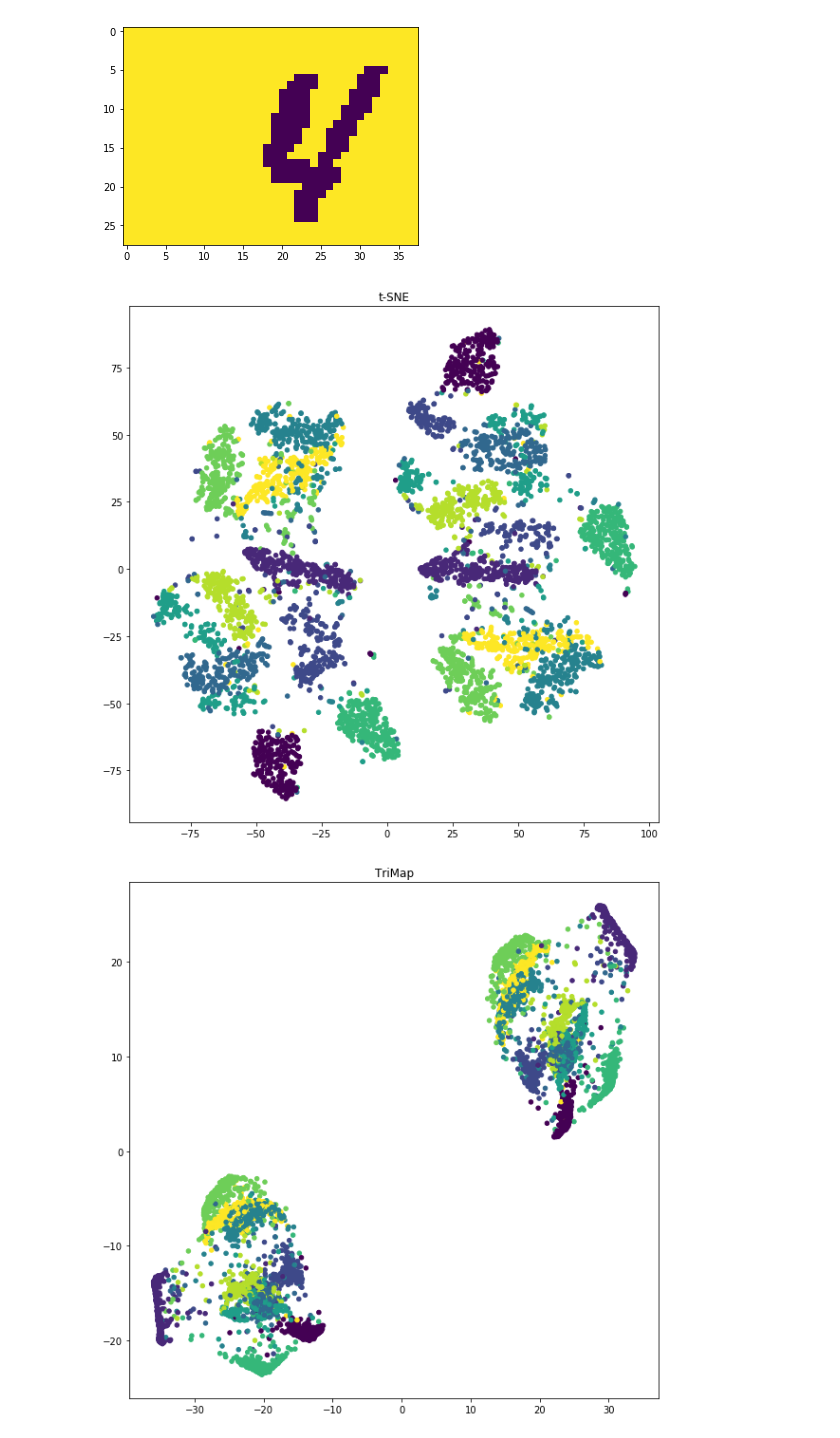
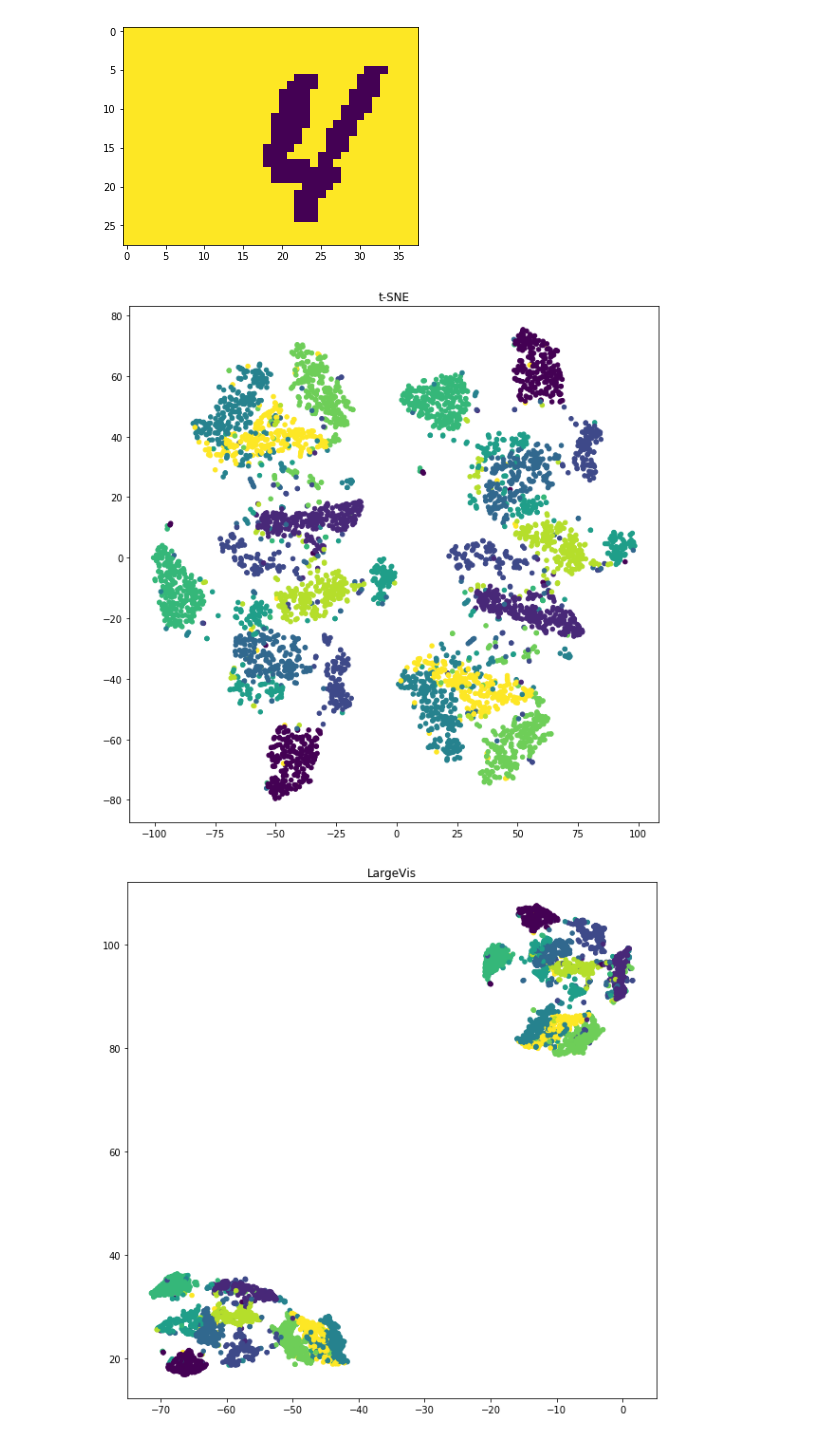
Before and after one commit to KellerJordan/DR-Miniproject, a Jupyter notebook: miniproject.ipynb, the cells around one changed output. Drawn from its saved outputs; the diff is of its cells as text; code cells hidden in the pictures.

Commit message:
add multiple trimap optimizers and animations, complete miniproject.ipynb

```diff
--- a/miniproject.ipynb
+++ b/miniproject.ipynb
@@ -7,11 +11,9 @@ We apply t-SNE, LargeVis, and TriMap to the [ISOLET dataset](https://archive.ics
 # %%
-import pandas as pd
-import numpy as np
 from sklearn.decomposition import TruncatedSVD
 
 # load ISOLET dataset
-df1 = pd.read_csv('isolet1+2+3+4.data', header=None)
-df2 = pd.read_csv('isolet5.data', header=None)
+df1 = pd.read_csv('data/isolet1+2+3+4.data', header=None)
+df2 = pd.read_csv('data/isolet5.data', header=None)
 df = pd.concat([df1, df2], axis=0)
 X = np.array(df.iloc[:, :-1])
 labels = np.array(df.iloc[:, -1])
@@ -140,12 +145,13 @@ plt.show()
 [figure]
 # %%
 Y_tsne = TSNE(n_components=2, perplexity=30.0, n_iter=2000, verbose=False).fit_transform(X)
-Y_largevis = None
-Y_trimap = trimap.embed(X, verbose=False)
+Y_largevis = np.loadtxt('data/mnist2500_shift_Y.txt')
+Y_trimap = trimap.embed(X)
 # %%
 plot_embedding(Y_tsne, labels, title='t-SNE')
+plot_embedding(Y_largevis, labels, title='LargeVis')
 plot_embedding(Y_trimap, labels, title='TriMap')
 plt.show()
 # %% [output]
-[figure, old version]
+[figure, new version]
-[figure, old version]
+[figure, new version]
```
Also changed, not shown: parts of 14 cells of this notebook, 10 other files.
